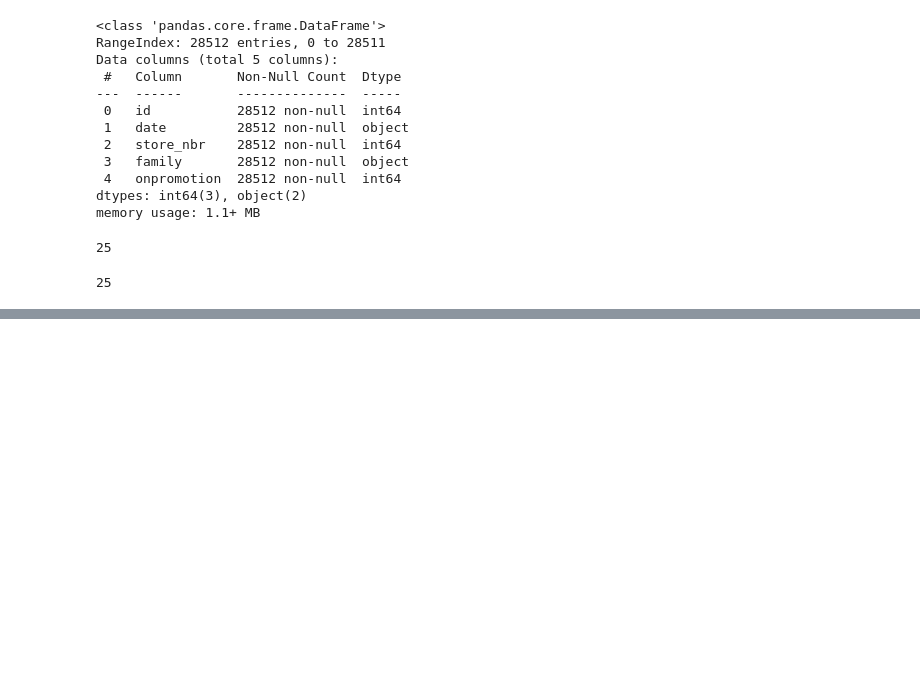
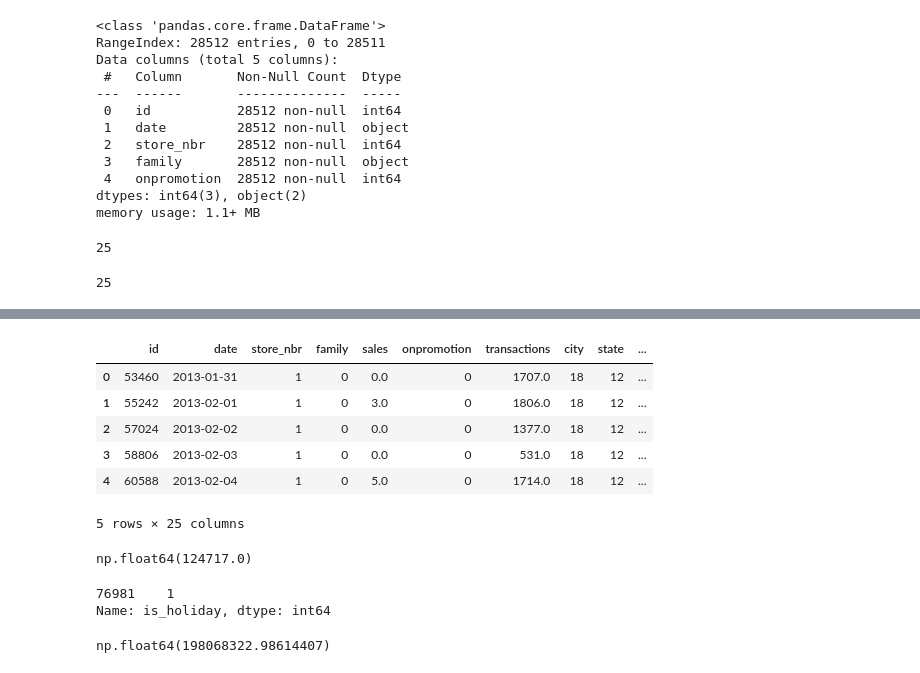
Before and after one commit to Hemachander002/Retail-Sales-Forecasting-Analytics-Platform, a Jupyter notebook: research/research.ipynb, the cells around one changed output, grey strips where cells are left out. Cells and saved outputs as stored; diff of their text form; code cells hidden in the pictures; blank space fills up the shorter version.

```diff
--- a/research/research.ipynb
+++ b/research/research.ipynb
@@ -1119,0 +1145,24 @@ len(model_data.columns)
+# %%
+maja = pd.read_csv("artifacts/data_transformation/combined.csv")
+maja.head()
+# %% [output]
+|  | id | date | store_nbr | family | sales | onpromotion | transactions | city | state | ... |
+| 0 | 53460 | 2013-01-31 | 1 | 0 | 0.0 | 0 | 1707.0 | 18 | 12 | ... |
+| 1 | 55242 | 2013-02-01 | 1 | 0 | 3.0 | 0 | 1806.0 | 18 | 12 | ... |
+| 2 | 57024 | 2013-02-02 | 1 | 0 | 0.0 | 0 | 1377.0 | 18 | 12 | ... |
+| 3 | 58806 | 2013-02-03 | 1 | 0 | 0.0 | 0 | 531.0 | 18 | 12 | ... |
+| 4 | 60588 | 2013-02-04 | 1 | 0 | 5.0 | 0 | 1714.0 | 18 | 12 | ... |
+5 rows × 25 columns
+# %%
+maja["sales"].max()
+# %% [output]
+np.float64(124717.0)
+# %%
+maja[maja["sales"] == maja["sales"].max()]["is_holiday"]
+# %% [output]
+76981    1
+Name: is_holiday, dtype: int64
+# %%
+fresh2["sales"].sum()
+# %% [output]
+np.float64(198068322.98614407)
```
Also changed, not shown: parts of 8 cells of this notebook, 7 other files.
